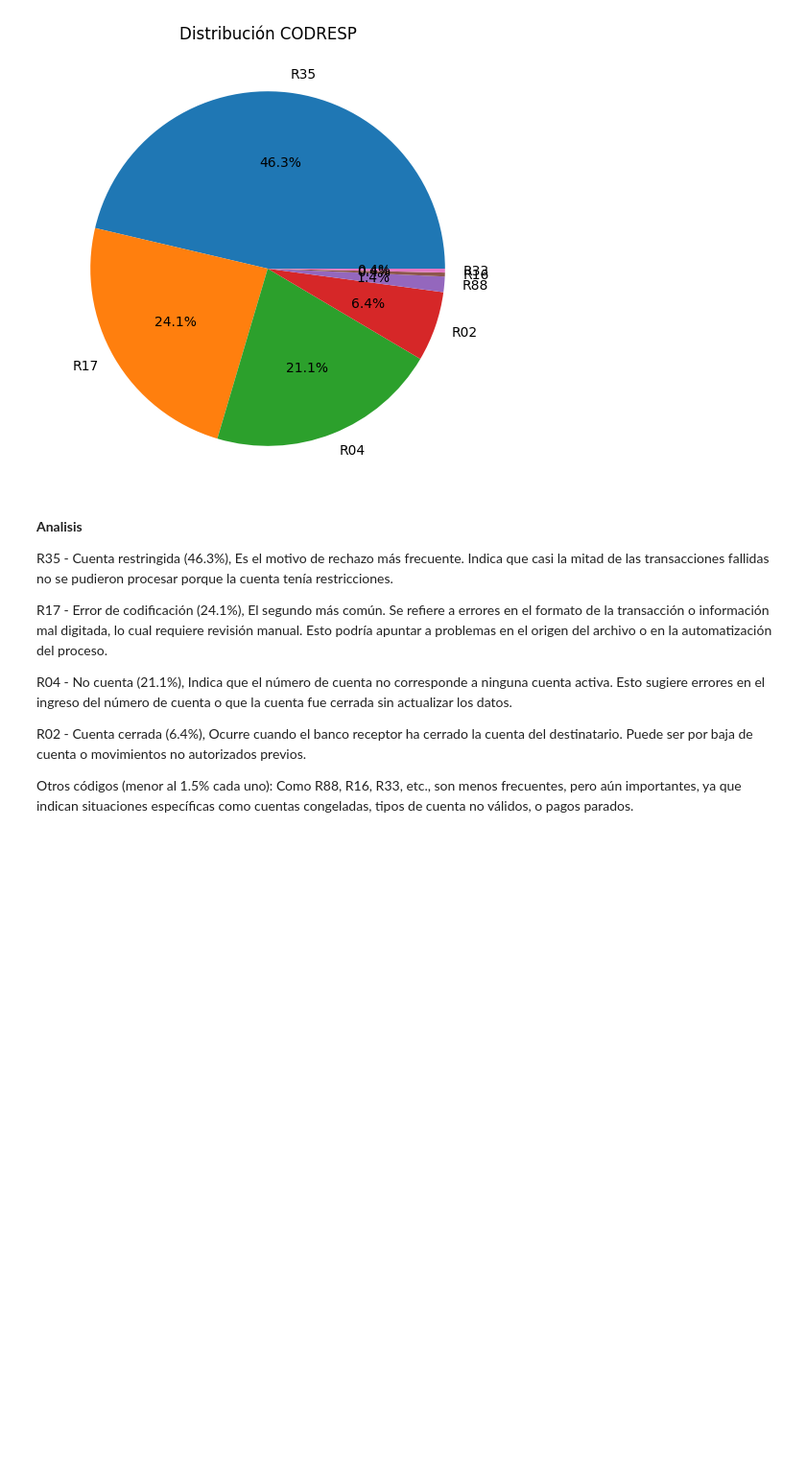
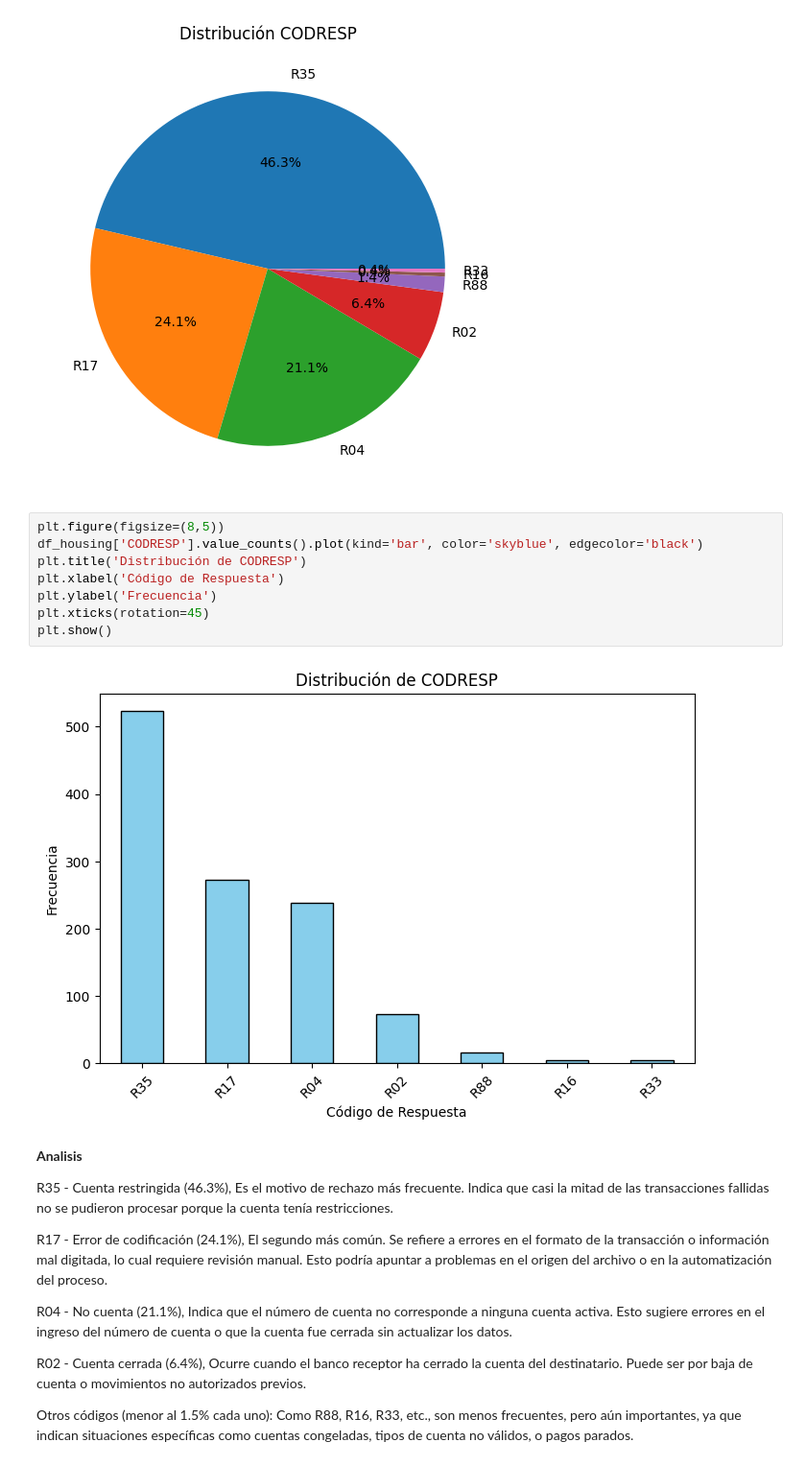
Before and after one commit to oerv13/Ibero, a Jupyter notebook: Exploración_visual_y_diagnóstico.ipynb, the cells around one changed output. Shown at 96% size. Cells and saved outputs as stored; diff of their text form; blank space fills up the shorter version.

```diff
--- a/Exploración_visual_y_diagnóstico.ipynb
+++ b/Exploración_visual_y_diagnóstico.ipynb
@@ -258,6 +267,16 @@ plt.ylabel('')
 plt.show()
 # %% [output]
 [figure]
+# %%
+plt.figure(figsize=(8,5))
+df_housing['CODRESP'].value_counts().plot(kind='bar', color='skyblue', edgecolor='black')
+plt.title('Distribución de CODRESP')
+plt.xlabel('Código de Respuesta')
+plt.ylabel('Frecuencia')
+plt.xticks(rotation=45)
+plt.show()
+# %% [output]
+[figure, added]
 # %% [markdown]
 **Analisis**
 
```
Also changed, not shown: parts of 9 cells of this notebook.
